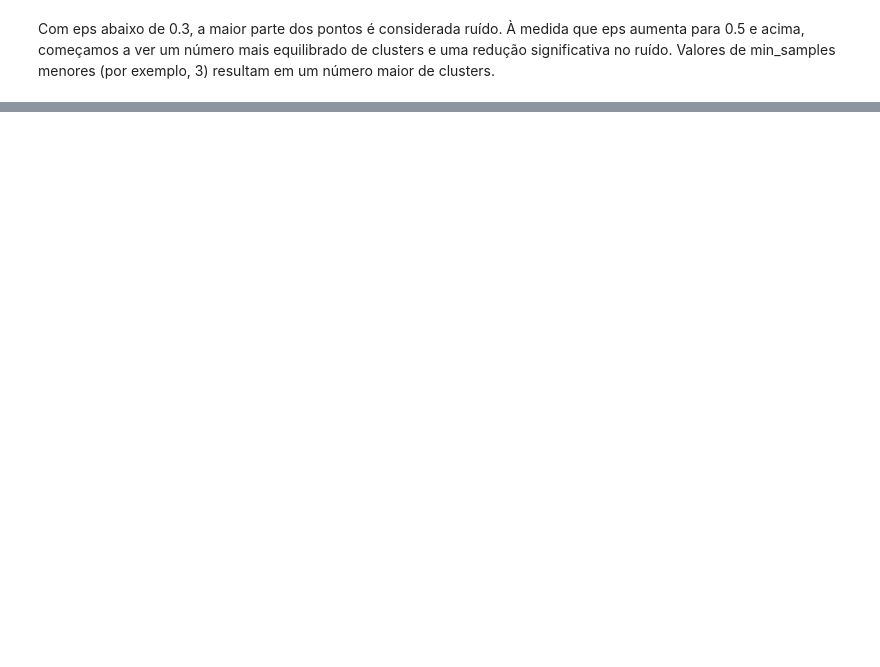
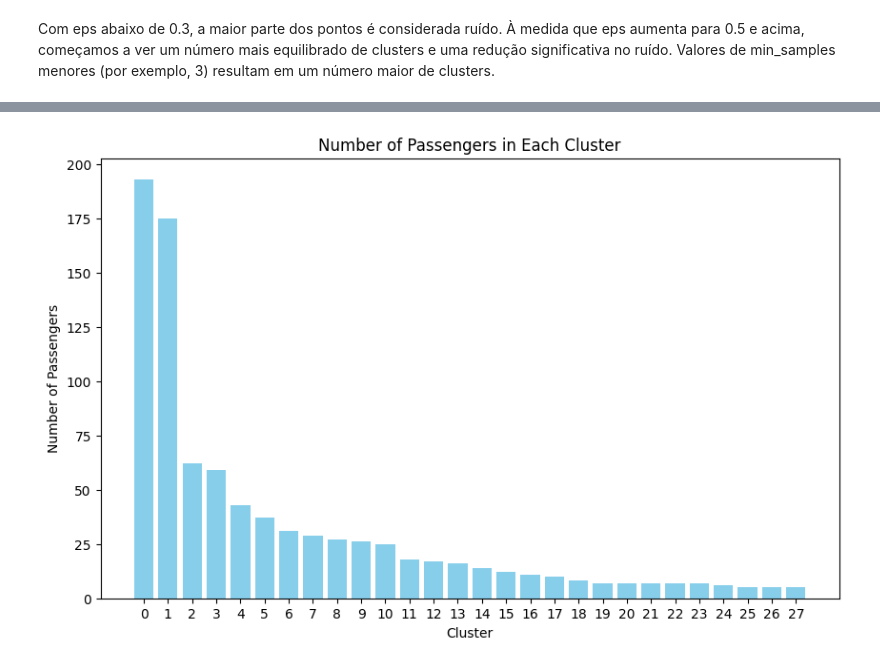
Before and after one commit to Quote023/IF684-Sistemas_Inteligentes_II, a Jupyter notebook: mini_projetos/mini_projeto3.ipynb, the cells around one changed output, grey strips where cells are left out. Cells and saved outputs as stored; diff of their text form; code cells hidden in the pictures; blank space fills up the shorter version.

```diff
--- a/mini_projetos/mini_projeto3.ipynb
+++ b/mini_projetos/mini_projeto3.ipynb
@@ -143,8 +143,8 @@ plt.show()
 ## Normalizando os dados
 Normalizamos os dados do conjunto de dados para garantir que os algoritmos de clusterização, que dependem fortemente da distância entre os centroides, não sejam distorcidos por valores extremos. Ao transformar as características em uma escala comum, cada uma contribui igualmente para a distância entre os centroides, assegurando uma análise mais equilibrada e precisa.
 # %%
-trainData = pd.DataFrame(normalize(trainData, axis=0), columns=trainData.columns)
-trainData.head()
+trainData_normalized = pd.DataFrame(normalize(trainData, axis=0), columns=trainData.columns)
+trainData_normalized.head()
 # %% [output]
 |  | Pclass | Sex | Age | Fare | Embarked | IsAlone |
 | 0 | 0.041019 | 0.000000 | 0.022942 | 0.006240 | 0.039066 | 0.000000 |
@@ -463,0 +487,13 @@ Clusters 3, 4, e 5: Todos esses clusters têm 6 pontos cada e são caracterizado
+# %%
+cluster_counts = trainData['DBSCAN_Cluster'].value_counts()
+cluster_numbers = range(0,len(cluster_counts))
+# Plotting the bar plot
+plt.figure(figsize=(10, 6))
+plt.bar(cluster_numbers, cluster_counts.values, color='skyblue')
+plt.xlabel('Cluster')
+plt.ylabel('Number of Passengers')
+plt.title('Number of Passengers in Each Cluster')
+plt.xticks(cluster_numbers)
+plt.show()
+# %% [output]
+[figure, added]
```
Also changed, not shown: parts of 14 cells of this notebook, 1 other file.
